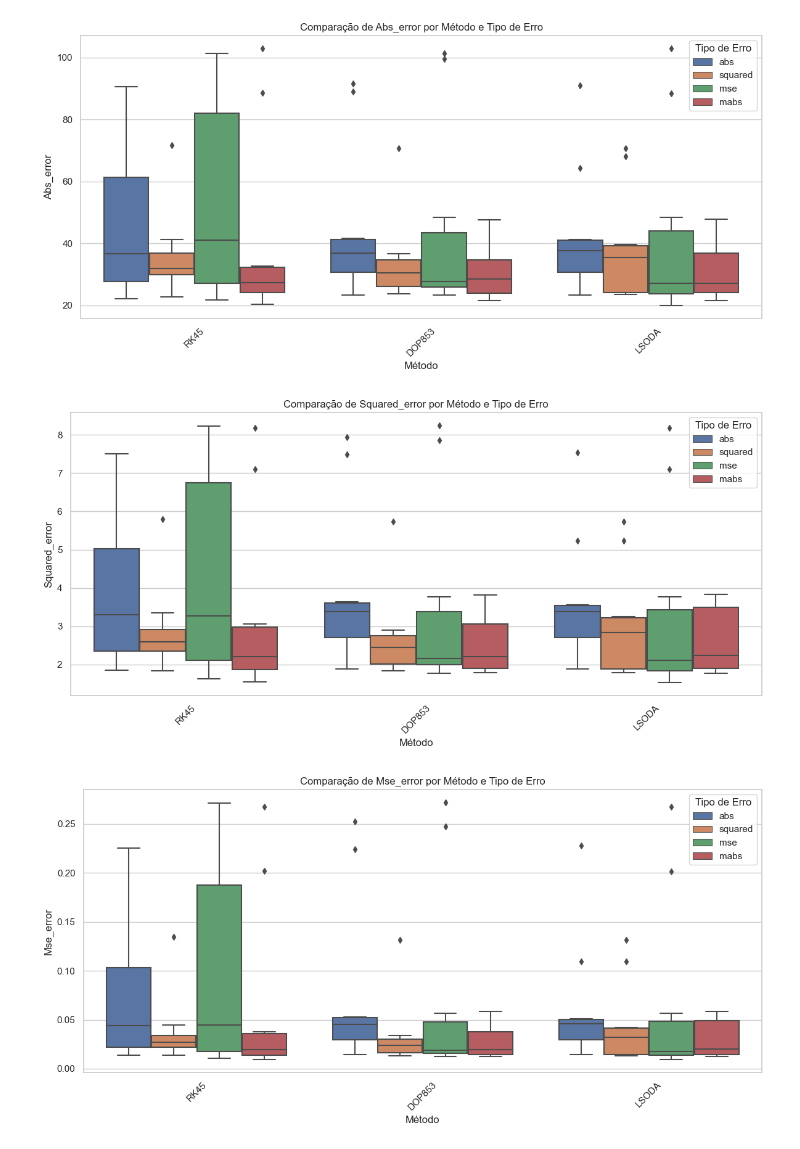
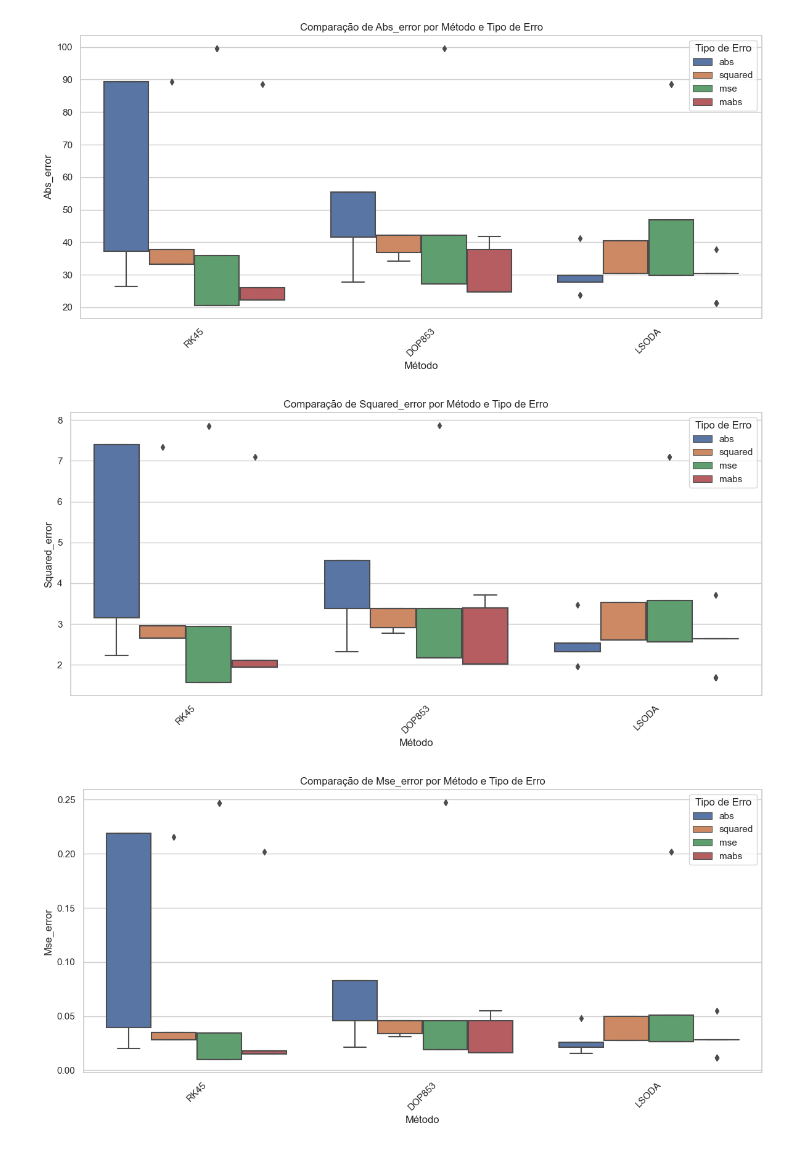
Before and after one commit to LanaArmond/BOLSA-GRN, a Jupyter notebook: MethodsAnalysis/GRN5_Metrics/CSV_Analysis.ipynb, the cells around one changed output. Drawn from its saved outputs; the diff is of its cells as text; code cells hidden in the pictures.

```diff
--- a/MethodsAnalysis/GRN5_Metrics/CSV_Analysis.ipynb
+++ b/MethodsAnalysis/GRN5_Metrics/CSV_Analysis.ipynb
@@ -5,7 +5,7 @@ import matplotlib.pyplot as plt
 import seaborn as sns
 
 # Carregar o arquivo CSV
-file_path = 'GRN5_results.csv'
+file_path = 'results.csv'
 data = pd.read_csv(file_path)
 
 # Validar se as colunas esperadas estão presentes
@@ -78,3 +73,3 @@ Name: method, dtype: int64
-[figure, old version]
+[figure, new version]
-[figure, old version]
+[figure, new version]
-[figure, old version]
+[figure, new version]
```
Also changed, not shown: parts of 3 cells of this notebook, 9 other files.
